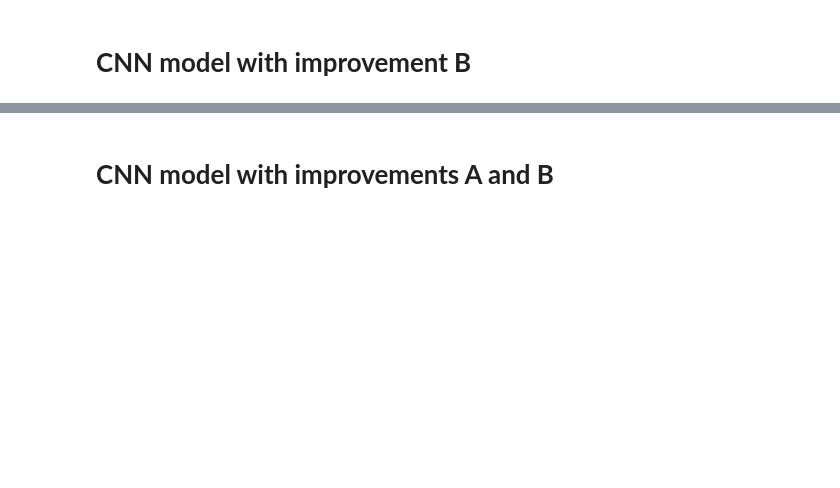
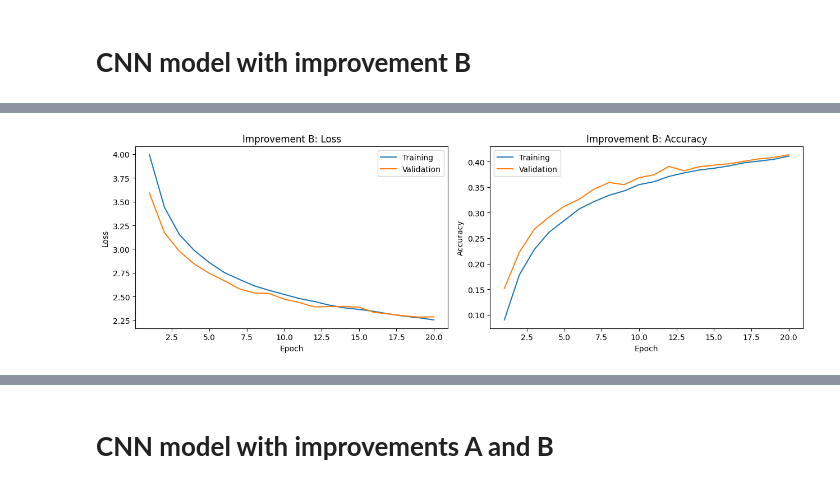
Before and after one commit to billyccw/ARIN5101-Project, a Jupyter notebook: ARIN5101_Project.ipynb, the cells around one changed output, grey strips where cells are left out. Saved outputs shown, nothing was run; the diff lists cells and outputs as text; code cells hidden in the pictures; blank space fills up the shorter version.

```diff
--- a/ARIN5101_Project.ipynb
+++ b/ARIN5101_Project.ipynb
@@ -578,0 +682,99 @@ Although the best fine-tuned configuration does outperform the baseline (the ora
+# %%
+# Train and evaluate Improvement B (Data Augmentation)
+set_seed(seed)
+
+# Apply augmentation only to training images; validation/test transforms are deterministic.
+augmentation_transform = transforms.Compose([
+    transforms.RandomCrop(32, padding=4),
+    transforms.RandomHorizontalFlip(),
+    transforms.ToTensor(),
+    transforms.Normalize(mean=mean.tolist(), std=std.tolist())
+])
+evaluation_transform = transforms.Compose([
+    transforms.ToTensor(),
+    transforms.Normalize(mean=mean.tolist(), std=std.tolist())
+])
+
+# Build two views of the same CIFAR-100 training split so validation does not receive augmentation.
+train_aug_dataset = datasets.CIFAR100(
+    root="/content/drive/MyDrive/ARIN5101/", train=True, download=True,
+    transform=augmentation_transform
+)
+train_eval_dataset = datasets.CIFAR100(
+    root="/content/drive/MyDrive/ARIN5101/", train=True, download=True,
+    transform=evaluation_transform
+)
+labels = np.asarray(train_aug_dataset.targets)
+train_indices, val_indices = train_test_split(
+    np.arange(len(train_aug_dataset)), test_size=0.2, random_state=seed,
+    shuffle=True, stratify=labels
+)
+splitted_train_aug_data = Subset(train_aug_dataset, train_indices)
+splitted_val_eval_data = Subset(train_eval_dataset, val_indices)
+test_aug_eval_data = datasets.CIFAR100(
+    root="/content/drive/MyDrive/ARIN5101/", train=False, download=True,
+    transform=evaluation_transform
+)
+
+# Use the same seed, architecture, optimizer, batch size, and epoch count as the baseline.
+g = torch.Generator().manual_seed(seed)
+train_loader = DataLoader(
+    splitted_train_aug_data, batch_size=batch_size, shuffle=True, generator=g
+)
+val_loader = DataLoader(splitted_val_eval_data, batch_size=batch_size, shuffle=False)
+img_shape = train_aug_dataset[0][0].shape
+improvementB_model = baselineCNN(
+    in_channel=img_shape[0],
+    in_size=img_shape[1],
+    num_class=len(train_aug_dataset.classes)
+).to(device)
+loss_fn = nn.CrossEntropyLoss()
+optimizer = optim.Adam(improvementB_model.parameters(), lr=0.001)
+
+start = time.time()
+improvementB_model = train(
+    improvementB_model, loss_fn, optimizer, train_loader, val_loader,
+    "improvementB_augmentation"
+)
+save_path = "/content/drive/MyDrive/ARIN5101/models"
+os.makedirs(save_path, exist_ok=True)
+torch.save(improvementB_model.state_dict(), f"{save_path}/improvementB_augmentation.pth")
+print(f"Training and saving time: {time.time() - start:.1f}s")
+
+# Plot training and validation curves.
+b_train_loss, b_train_acc, b_val_loss, b_val_acc = read_train_stats("improvementB_augmentation")
+epochs = range(1, len(b_train_loss) + 1)
+best_epoch = int(np.argmax(b_val_acc)) + 1
+print(f"Best validation accuracy: {b_val_acc.iloc[best_epoch - 1]:.4f} at epoch {best_epoch}")
+
+fig, axes = plt.subplots(1, 2, figsize=(12.8, 4.2))
+axes[0].plot(epochs, b_train_loss, label="Training")
+axes[0].plot(epochs, b_val_loss, label="Validation")
+axes[0].set(title="Improvement B: Loss", xlabel="Epoch", ylabel="Loss")
+axes[0].legend()
+axes[1].plot(epochs, b_train_acc, label="Training")
+axes[1].plot(epochs, b_val_acc, label="Validation")
+axes[1].set(title="Improvement B: Accuracy", xlabel="Epoch", ylabel="Accuracy")
+axes[1].legend()
+plt.tight_layout()
+plt.show()
+
+# Evaluate the final trained model on the unchanged test set.
+test_loader = DataLoader(test_aug_eval_data, batch_size=batch_size, shuffle=False)
+test_model = baselineCNN(
+    in_channel=img_shape[0],
+    in_size=img_shape[1],
+    num_class=len(train_aug_dataset.classes)
+).to(device)
+test_model.load_state_dict(torch.load(f"{save_path}/improvementB_augmentation.pth", map_location=device))
+test(test_model, test_loader, "improvementB_augmentation")
+
+y_test_b, y_pred_b = read_test_results("improvementB_augmentation")
+b_accuracy = accuracy_score(y_test_b, y_pred_b)
+b_precision = precision_score(y_test_b, y_pred_b, average="weighted", zero_division=0)
+b_recall = recall_score(y_test_b, y_pred_b, average="weighted", zero_division=0)
+print("Improvement B (Data Augmentation) test performance:")
+print(f"Accuracy: {b_accuracy:.4f}")
+print(f"Weighted precision: {b_precision:.4f}")
+print(f"Weighted recall: {b_recall:.4f}")
+# %% [output]
@@ -578,0 +798 @@ Although the best fine-tuned configuration does outperform the baseline (the ora
+[figure, added]
```
Also changed, not shown: parts of 20 cells of this notebook.
